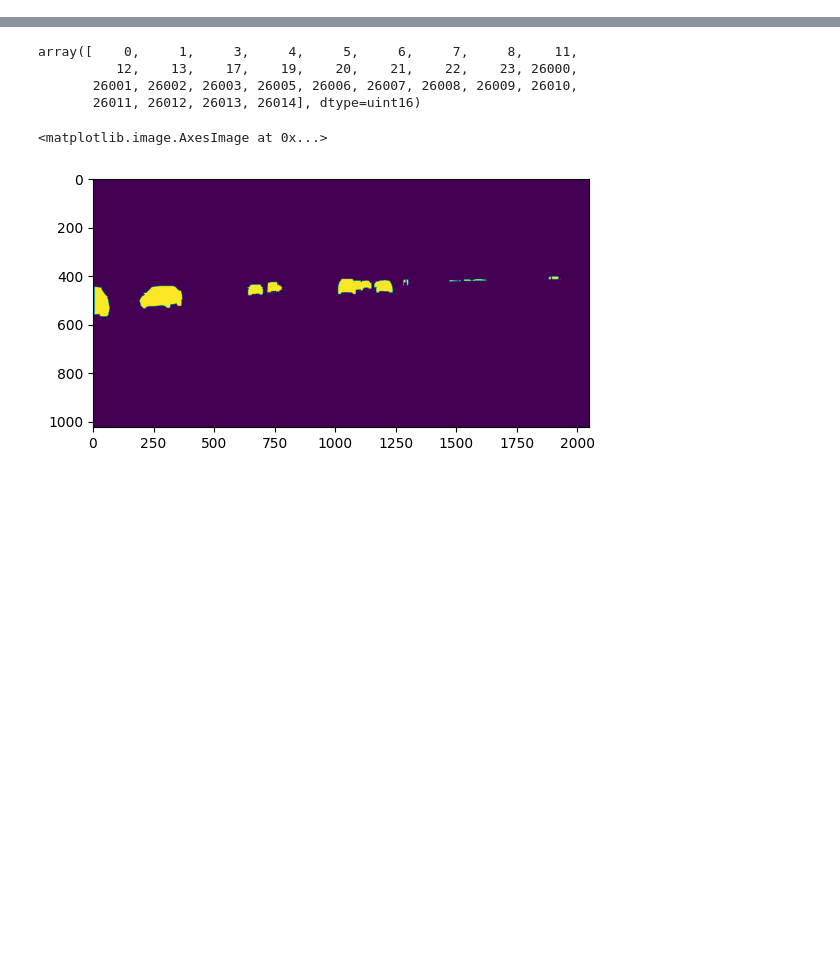
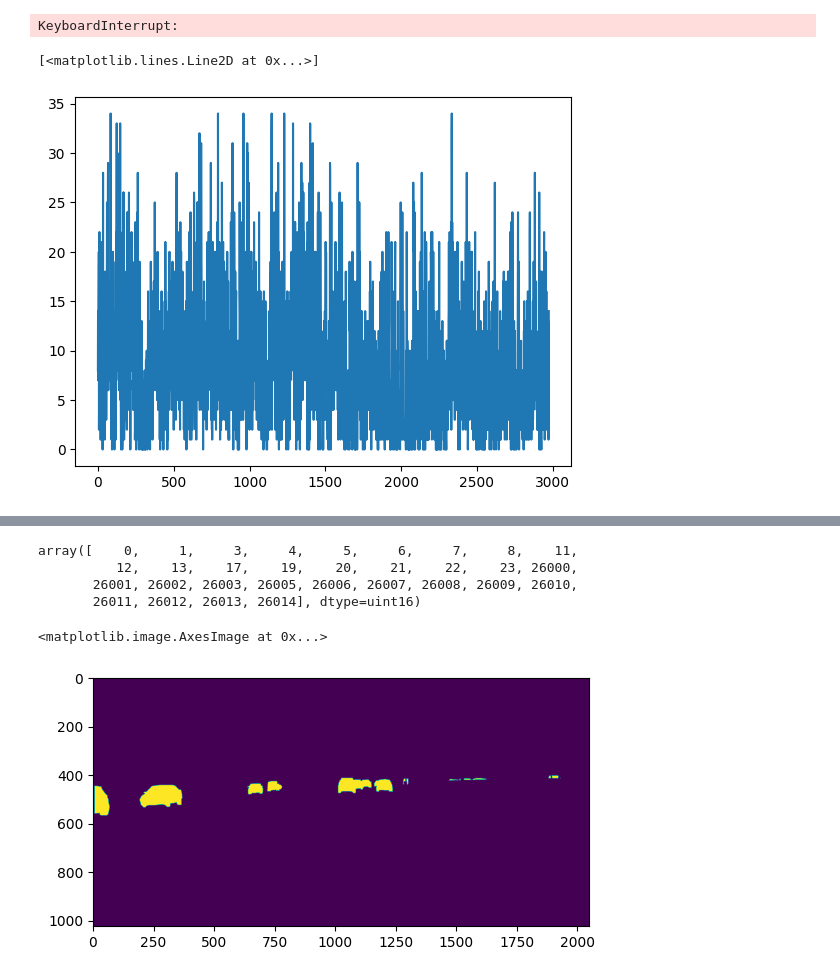
Before and after one commit to karthiknambiar29/PIDNet, a Jupyter notebook: test_.ipynb, the cells around one changed output, grey strips where cells are left out. Drawn from its saved outputs; the diff is of its cells as text; code cells hidden in the pictures; blank space fills up the shorter version.

```diff
--- a/test_.ipynb
+++ b/test_.ipynb
@@ -3,0 +97,77 @@ import numpy as np
+# %%
+files = []
+import os
+for item in img_list:
+    image_path, label_path = item
+    name = os.path.splitext(os.path.basename(label_path))[0]
+    files.append({
+        "img": image_path,
+        "label": label_path,
+        "name": name
+    })
+# %%
+import cv2
+labels = []
+LEN = []
+for file in files:
+    instance_image = cv2.imread('data/cityscapes/'+file["label"], cv2.IMREAD_ANYDEPTH)
+    mask = np.logical_and(instance_image >= 26000, instance_image < 27000)
+
+    # Apply the mask to keep instances in the range 26000 to 26999
+    instance_image_masked = np.where(mask, instance_image, -1)
+    np.unique(instance_image_masked.flatten())
+    LEN.append(len(np.unique(instance_image_masked.flatten()))-1)
+    if LEN[-1] == 34:
+        instance_image_masked = instance_image_masked % 26000
+        print(file["label"])
+        # Get unique pixel intensities
+        # Calculate unique pixel counts for each intensity value
+        unique_intensities, counts = np.unique(instance_image_masked, return_counts=True)
+
+        # Get the top n unique intensities with highest counts until the 19th tank
+        n = 19
+        top_n_indices = np.argsort(counts)[-n-1:-1]
+        top_n_intensities = unique_intensities[top_n_indices]
+        # unique_intensities = np.unique(instance_image_masked)
+
+        # Function to find bounding box coordinates
+        def find_bounding_box(mask, intensity):
+            rows, cols = np.where(mask == intensity)
+            if len(rows) == 0 or len(cols) == 0:
+                return None
+            min_row, max_row = min(rows), max(rows)
+            min_col, max_col = min(cols), max(cols)
+            return min_row, min_col, max_row, max_col
+
+        # Dictionary to store bounding box coordinates for each intensity
+        bounding_boxes = {}
+
+        # Find bounding boxes for each unique intensity
+        for intensity in top_n_intensities:
+            bbox = find_bounding_box(instance_image_masked, intensity)
+            if bbox:
+                bounding_boxes[intensity] = bbox
+
+        # Print bounding box coordinates
+        for intensity, bbox in bounding_boxes.items():
+            print(f"Intensity {intensity}: Bounding box {bbox}")
+        # Plot bounding boxes
+        plt.figure(figsize=(10, 5))
+        plt.imshow(instance_image_masked, cmap=cmap, interpolation='nearest')
+        from matplotlib.patches import Rectangle
+        for intensity, bbox in bounding_boxes.items():
+            min_row, min_col, max_row, max_col = bbox
+            rect = Rectangle((min_col, min_row), max_col - min_col, max_row - min_row,
+                            linewidth=2, edgecolor='r', facecolor='none')
+            plt.gca().add_patch(rect)
+
+        plt.title('Instance Segmentation Ground Truth with Bounding Boxes')
+        plt.show()
+        break
+# %% [output]
+KeyboardInterrupt:
+# %%
+plt.plot(LEN)
+# %% [output]
+[<matplotlib.lines.Line2D at 0x...>]
+[figure, added]
```
Also changed, not shown: parts of 9 cells of this notebook, 10 other files.
